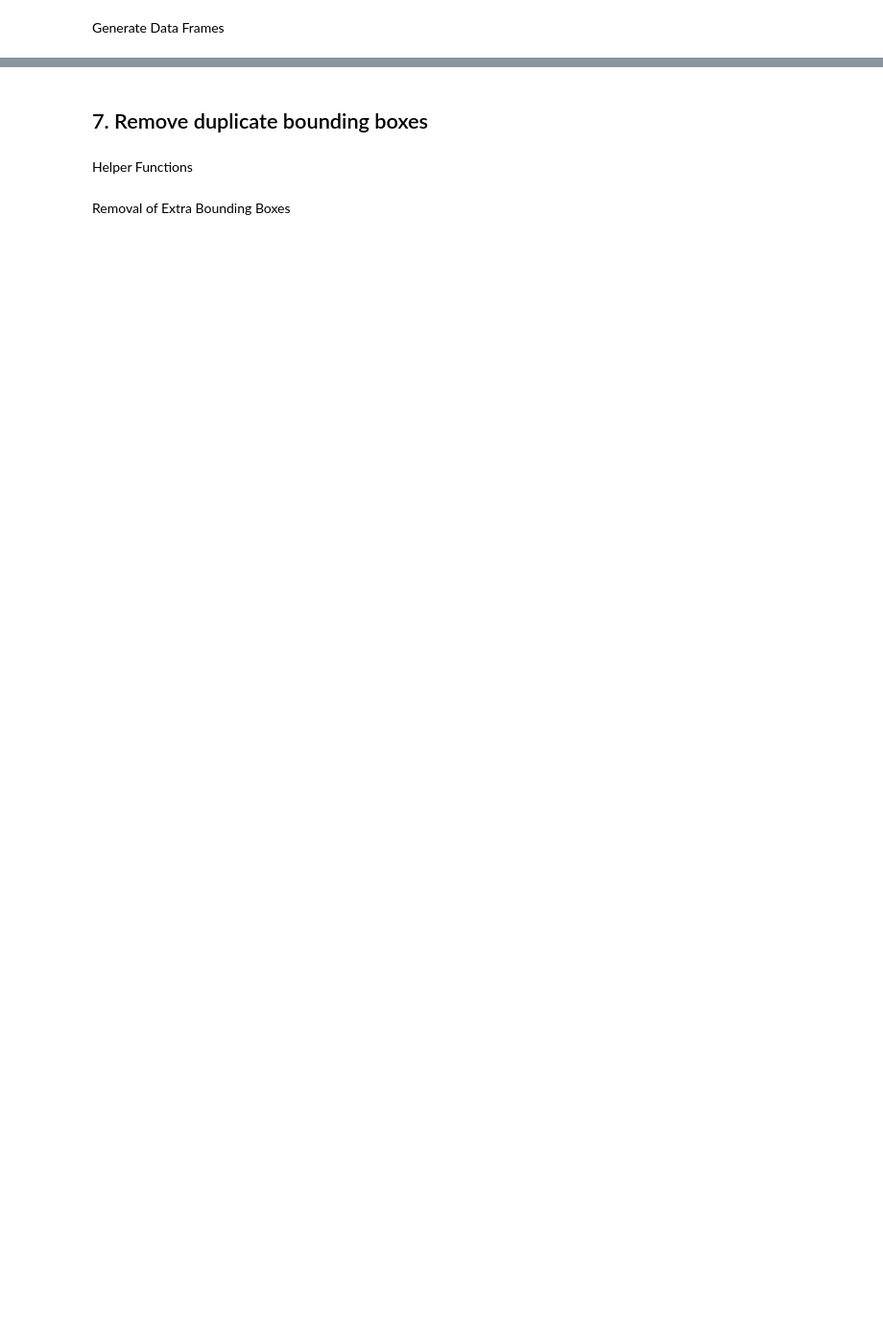
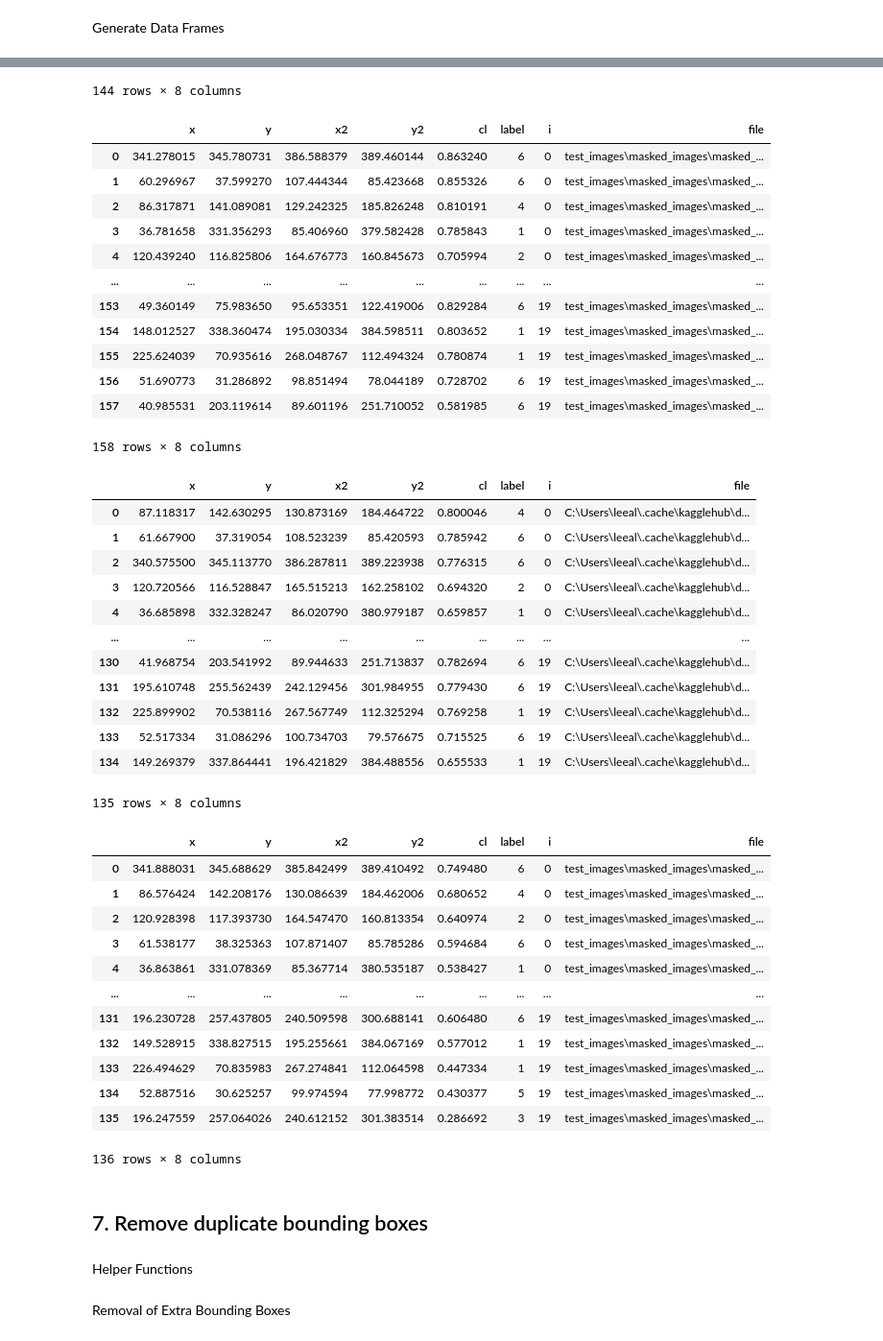
Before and after one commit to AlexLeeVT/DiceRollDetection, a Jupyter notebook: Dice_Detection.ipynb, the cells around one changed output, grey strips where cells are left out. Shown: that part at 96% size. Saved outputs shown, nothing was run; the diff lists cells and outputs as text; code cells hidden in the pictures; blank space fills up the shorter version.

```diff
--- a/Dice_Detection.ipynb
+++ b/Dice_Detection.ipynb
@@ -275,0 +300,3 @@ trained_model = YOLO(best_weights_path)
+# %%
+trained_model = YOLO(os.path.join("runs", "detect", "train19", "weights", "best.pt"))
+trained_model_e20 = YOLO(os.path.join("runs", "detect", "train", "weights", "best.pt"))
@@ -347,0 +351,9 @@ masked_df = get_results(results_masked, masked_images, "masked_20")
+# %%
+os.makedirs(os.path.join("results","data"), exist_ok=True)
+
+orig_df = get_results(results, image_list, "orig_e12")
+masked_df = get_results(results_masked, masked_images, "masked_e12")
+
+orig_df_e20 = get_results(results_e20, image_list, "orig_e20")
+masked_df_e20 = get_results(results_e20_masked, masked_images, "masked_e20")
+# %% [output]
@@ -348,3 +372,43 @@ masked_df = get_results(results_masked, masked_images, "masked_20")
+144 rows × 8 columns
+|  | x | y | x2 | y2 | cl | label | i | file |
+| 0 | 341.278015 | 345.780731 | 386.588379 | 389.460144 | 0.863240 | 6 | 0 | test_images\masked_images\masked_... |
+| 1 | 60.296967 | 37.599270 | 107.444344 | 85.423668 | 0.855326 | 6 | 0 | test_images\masked_images\masked_... |
+| 2 | 86.317871 | 141.089081 | 129.242325 | 185.826248 | 0.810191 | 4 | 0 | test_images\masked_images\masked_... |
+| 3 | 36.781658 | 331.356293 | 85.406960 | 379.582428 | 0.785843 | 1 | 0 | test_images\masked_images\masked_... |
+| 4 | 120.439240 | 116.825806 | 164.676773 | 160.845673 | 0.705994 | 2 | 0 | test_images\masked_images\masked_... |
+| ... | ... | ... | ... | ... | ... | ... | ... | ... |
+| 153 | 49.360149 | 75.983650 | 95.653351 | 122.419006 | 0.829284 | 6 | 19 | test_images\masked_images\masked_... |
+| 154 | 148.012527 | 338.360474 | 195.030334 | 384.598511 | 0.803652 | 1 | 19 | test_images\masked_images\masked_... |
+| 155 | 225.624039 | 70.935616 | 268.048767 | 112.494324 | 0.780874 | 1 | 19 | test_images\masked_images\masked_... |
+| 156 | 51.690773 | 31.286892 | 98.851494 | 78.044189 | 0.728702 | 6 | 19 | test_images\masked_images\masked_... |
+| 157 | 40.985531 | 203.119614 | 89.601196 | 251.710052 | 0.581985 | 6 | 19 | test_images\masked_images\masked_... |
+158 rows × 8 columns
+|  | x | y | x2 | y2 | cl | label | i | file |
+| 0 | 87.118317 | 142.630295 | 130.873169 | 184.464722 | 0.800046 | 4 | 0 | C:\Users\leeal\.cache\kagglehub\d... |
+| 1 | 61.667900 | 37.319054 | 108.523239 | 85.420593 | 0.785942 | 6 | 0 | C:\Users\leeal\.cache\kagglehub\d... |
+| 2 | 340.575500 | 345.113770 | 386.287811 | 389.223938 | 0.776315 | 6 | 0 | C:\Users\leeal\.cache\kagglehub\d... |
+| 3 | 120.720566 | 116.528847 | 165.515213 | 162.258102 | 0.694320 | 2 | 0 | C:\Users\leeal\.cache\kagglehub\d... |
+| 4 | 36.685898 | 332.328247 | 86.020790 | 380.979187 | 0.659857 | 1 | 0 | C:\Users\leeal\.cache\kagglehub\d... |
+| ... | ... | ... | ... | ... | ... | ... | ... | ... |
+| 130 | 41.968754 | 203.541992 | 89.944633 | 251.713837 | 0.782694 | 6 | 19 | C:\Users\leeal\.cache\kagglehub\d... |
+| 131 | 195.610748 | 255.562439 | 242.129456 | 301.984955 | 0.779430 | 6 | 19 | C:\Users\leeal\.cache\kagglehub\d... |
+| 132 | 225.899902 | 70.538116 | 267.567749 | 112.325294 | 0.769258 | 1 | 19 | C:\Users\leeal\.cache\kagglehub\d... |
+| 133 | 52.517334 | 31.086296 | 100.734703 | 79.576675 | 0.715525 | 6 | 19 | C:\Users\leeal\.cache\kagglehub\d... |
+| 134 | 149.269379 | 337.864441 | 196.421829 | 384.488556 | 0.655533 | 1 | 19 | C:\Users\leeal\.cache\kagglehub\d... |
+135 rows × 8 columns
+|  | x | y | x2 | y2 | cl | label | i | file |
+| 0 | 341.888031 | 345.688629 | 385.842499 | 389.410492 | 0.749480 | 6 | 0 | test_images\masked_images\masked_... |
+| 1 | 86.576424 | 142.208176 | 130.086639 | 184.462006 | 0.680652 | 4 | 0 | test_images\masked_images\masked_... |
+| 2 | 120.928398 | 117.393730 | 164.547470 | 160.813354 | 0.640974 | 2 | 0 | test_images\masked_images\masked_... |
+| 3 | 61.538177 | 38.325363 | 107.871407 | 85.785286 | 0.594684 | 6 | 0 | test_images\masked_images\masked_... |
+| 4 | 36.863861 | 331.078369 | 85.367714 | 380.535187 | 0.538427 | 1 | 0 | test_images\masked_images\masked_... |
+| ... | ... | ... | ... | ... | ... | ... | ... | ... |
+| 131 | 196.230728 | 257.437805 | 240.509598 | 300.688141 | 0.606480 | 6 | 19 | test_images\masked_images\masked_... |
+| 132 | 149.528915 | 338.827515 | 195.255661 | 384.067169 | 0.577012 | 1 | 19 | test_images\masked_images\masked_... |
+| 133 | 226.494629 | 70.835983 | 267.274841 | 112.064598 | 0.447334 | 1 | 19 | test_images\masked_images\masked_... |
+| 134 | 52.887516 | 30.625257 | 99.974594 | 77.998772 | 0.430377 | 5 | 19 | test_images\masked_images\masked_... |
+| 135 | 196.247559 | 257.064026 | 240.612152 | 301.383514 | 0.286692 | 3 | 19 | test_images\masked_images\masked_... |
+136 rows × 8 columns
 # %% [markdown]
 ## 7. Remove duplicate bounding boxes
 # %% [markdown]
```
Also changed, not shown: parts of 22 cells of this notebook, 37 other files.
